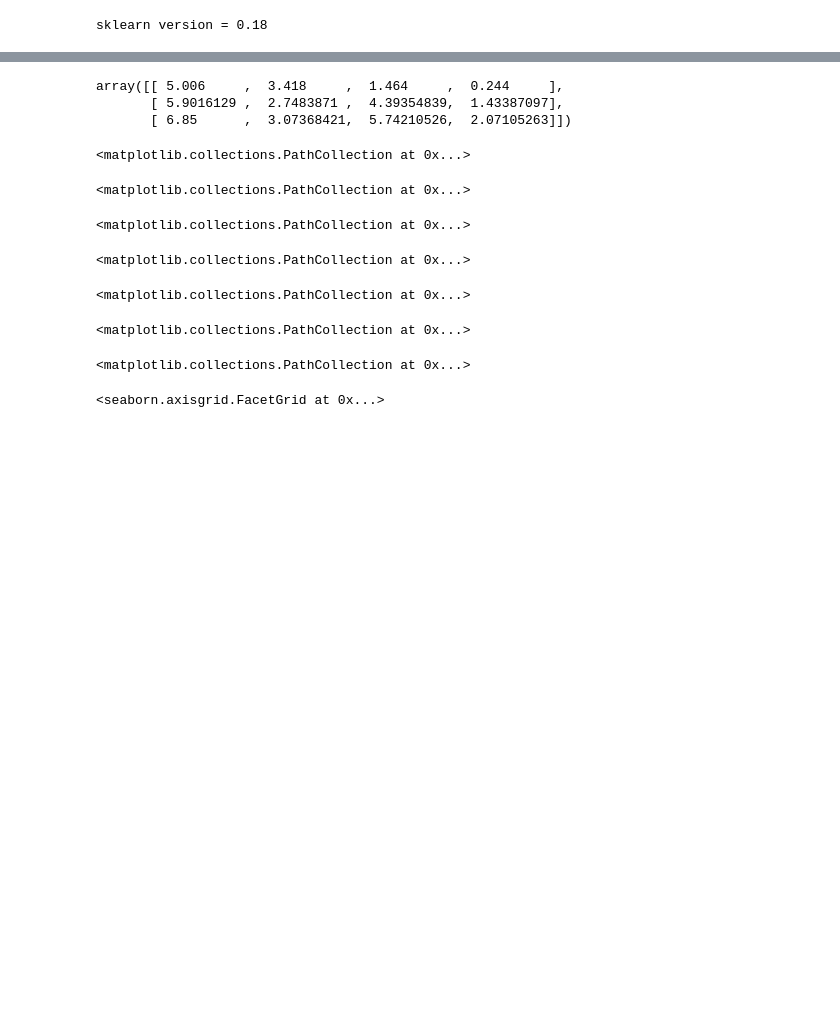
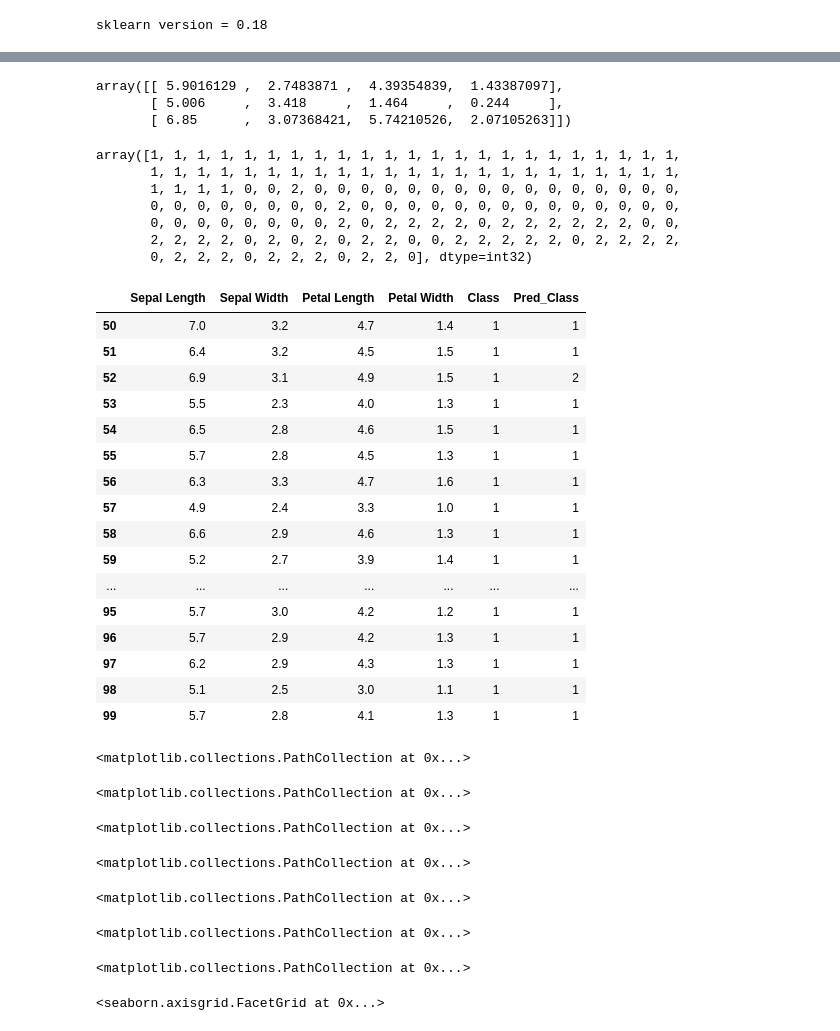
Before and after one commit to niranjv/ml-notes, a Jupyter notebook: KMeans.ipynb, the cells around one changed output, grey strips where cells are left out. Drawn from its saved outputs; the diff is of its cells as text; code cells hidden in the pictures; blank space fills up the shorter version.

```diff
--- a/KMeans.ipynb
+++ b/KMeans.ipynb
@@ -54,39 +50,77 @@ g = sns.lmplot('Petal Length', 'Petal Width', data=df, hue='Class', palette='Set
 # %%
 #----------
 
 centroids, labels, inertia = k_means(X, n_clusters=3)
 centroids
+labels
 
 results = pd.concat([df, pd.DataFrame(labels)], axis=1)
 results = results.rename(columns = {0:'Pred_Class'})
+results['Pred_Class'].replace(1, 9, inplace=True)
+results['Pred_Class'].replace(0, 1, inplace=True)
+results['Pred_Class'].replace(9, 0, inplace=True)
+results[results.Class == 1]
 
-true_classes = range(0,3)
+true_classes = [0, 1, 2]
 markers = ['o', '^', 's']
 
 fig, ax = plt.subplots()
 
-for cls, m in zip(true_classes, markers):
-    match = results[(results.Class == cls) & (results.Pred_Class == cls)].as_matrix()
-    mismatch = results[(results.Class == cls) & (results.Pred_Class != cls)].as_matrix()
+# for cls, m in zip(true_classes, markers):
+match1 = results[(results.Class == 0) & (results.Pred_Class == 0)].as_matrix()
+mismatch1 = results[(results.Class == 0) & (results.Pred_Class != 0)].as_matrix()
+ax.scatter(match1[:,0], match1[:,1], c='green', marker='o')
+ax.scatter(mismatch1[:,0], mismatch1[:,1], c='red', marker='o')
 
-    ax.scatter(match[:,0], match[:,1], c='green', marker=m)
-    ax.scatter(mismatch[:,0], mismatch[:,1], c='red', marker=m)
+match2 = results[(results.Class == 1) & (results.Pred_Class == 1)].as_matrix()
+mismatch2 = results[(results.Class == 1) & (results.Pred_Class != 1)].as_matrix()
+ax.scatter(match2[:,0], match2[:,1], c='green', marker='^')
+ax.scatter(mismatch2[:,0], mismatch2[:,1], c='red', marker='^')
+
+match3 = results[(results.Class == 2) & (results.Pred_Class == 2)].as_matrix()
+mismatch3 = results[(results.Class == 2) & (results.Pred_Class != 2)].as_matrix()
+ax.scatter(match3[:,0], match3[:,1], c='green', marker='s', s=25)
+ax.scatter(mismatch3[:,0], mismatch3[:,1], c='red', marker='s', s=25)
 
 ax.scatter(centroids[:,0], centroids[:,1], marker='x', linewidths=2, s=45, c='orange')
 
 
 sns.lmplot('Sepal Length', 'Sepal Width', data=df, hue='Class', palette='Set1', fit_reg=False)
 # %% [output]
-array([[ 5.006     ,  3.418     ,  1.464     ,  0.244     ],
-       [ 5.9016129 ,  2.7483871 ,  4.39354839,  1.43387097],
+array([[ 5.9016129 ,  2.7483871 ,  4.39354839,  1.43387097],
+       [ 5.006     ,  3.418     ,  1.464     ,  0.244     ],
        [ 6.85      ,  3.07368421,  5.74210526,  2.07105263]])
-<matplotlib.collections.PathCollection at 0x...>
+array([1, 1, 1, 1, 1, 1, 1, 1, 1, 1, 1, 1, 1, 1, 1, 1, 1, 1, 1, 1, 1, 1, 1,
+       1, 1, 1, 1, 1, 1, 1, 1, 1, 1, 1, 1, 1, 1, 1, 1, 1, 1, 1, 1, 1, 1, 1,
+       1, 1, 1, 1, 0, 0, 2, 0, 0, 0, 0, 0, 0, 0, 0, 0, 0, 0, 0, 0, 0, 0, 0,
+       0, 0, 0, 0, 0, 0, 0, 0, 2, 0, 0, 0, 0, 0, 0, 0, 0, 0, 0, 0, 0, 0, 0,
+       0, 0, 0, 0, 0, 0, 0, 0, 2, 0, 2, 2, 2, 2, 0, 2, 2, 2, 2, 2, 2, 0, 0,
+       2, 2, 2, 2, 0, 2, 0, 2, 0, 2, 2, 0, 0, 2, 2, 2, 2, 2, 0, 2, 2, 2, 2,
+       0, 2, 2, 2, 0, 2, 2, 2, 0, 2, 2, 0], dtype=int32)
+|  | Sepal Length | Sepal Width | Petal Length | Petal Width | Class | Pred_Class |
+| 50 | 7.0 | 3.2 | 4.7 | 1.4 | 1 | 1 |
+| 51 | 6.4 | 3.2 | 4.5 | 1.5 | 1 | 1 |
+| 52 | 6.9 | 3.1 | 4.9 | 1.5 | 1 | 2 |
+| 53 | 5.5 | 2.3 | 4.0 | 1.3 | 1 | 1 |
+| 54 | 6.5 | 2.8 | 4.6 | 1.5 | 1 | 1 |
+| 55 | 5.7 | 2.8 | 4.5 | 1.3 | 1 | 1 |
+| 56 | 6.3 | 3.3 | 4.7 | 1.6 | 1 | 1 |
+| 57 | 4.9 | 2.4 | 3.3 | 1.0 | 1 | 1 |
+| 58 | 6.6 | 2.9 | 4.6 | 1.3 | 1 | 1 |
+| 59 | 5.2 | 2.7 | 3.9 | 1.4 | 1 | 1 |
+| ... | ... | ... | ... | ... | ... | ... |
+| 95 | 5.7 | 3.0 | 4.2 | 1.2 | 1 | 1 |
+| 96 | 5.7 | 2.9 | 4.2 | 1.3 | 1 | 1 |
+| 97 | 6.2 | 2.9 | 4.3 | 1.3 | 1 | 1 |
+| 98 | 5.1 | 2.5 | 3.0 | 1.1 | 1 | 1 |
+| 99 | 5.7 | 2.8 | 4.1 | 1.3 | 1 | 1 |
 <matplotlib.collections.PathCollection at 0x...>
 <matplotlib.collections.PathCollection at 0x...>
 <matplotlib.collections.PathCollection at 0x...>
 <matplotlib.collections.PathCollection at 0x...>
 <matplotlib.collections.PathCollection at 0x...>
 <matplotlib.collections.PathCollection at 0x...>
-<seaborn.axisgrid.FacetGrid at 0x...>
+<matplotlib.collections.PathCollection at 0x...>
+<seaborn.axisgrid.FacetGrid at 0x...>
 [figure]
 [figure]
```
Also changed, not shown: parts of 1 cell of this notebook.
